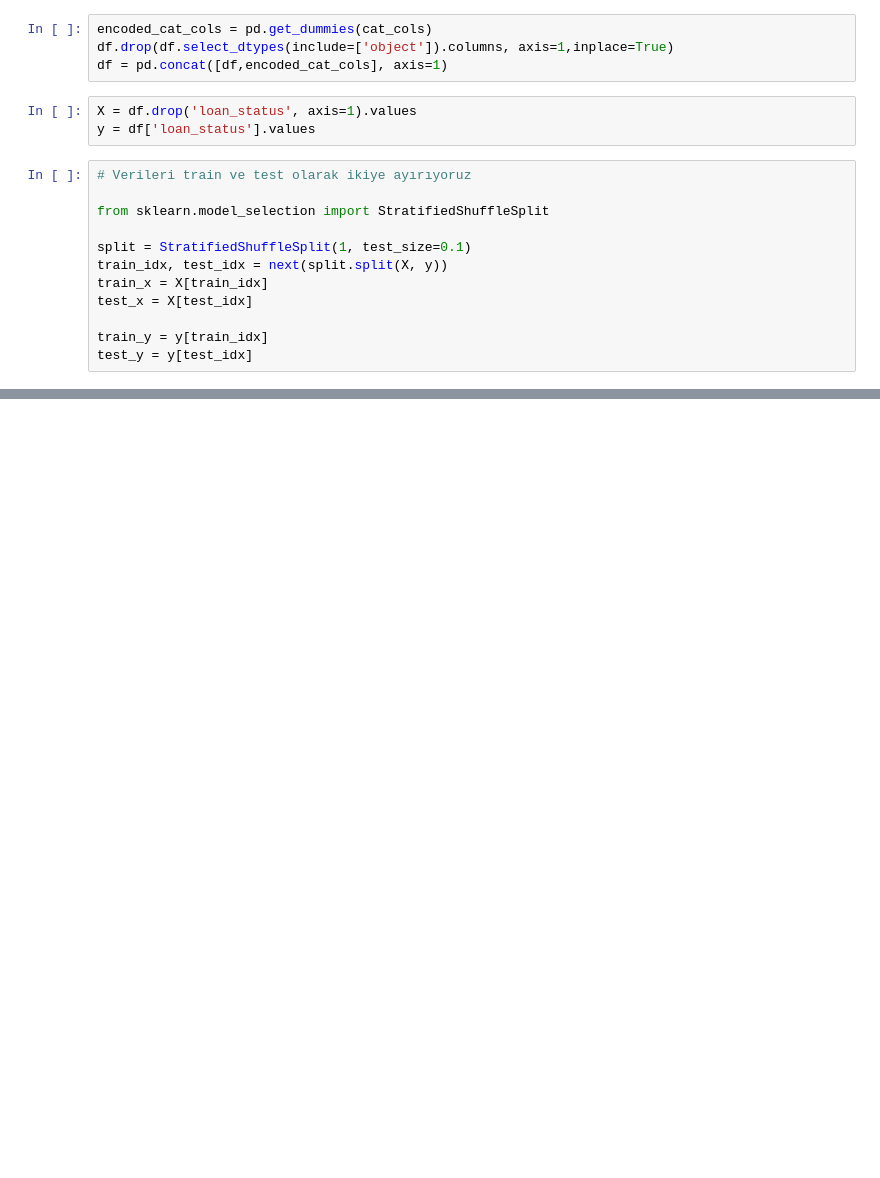
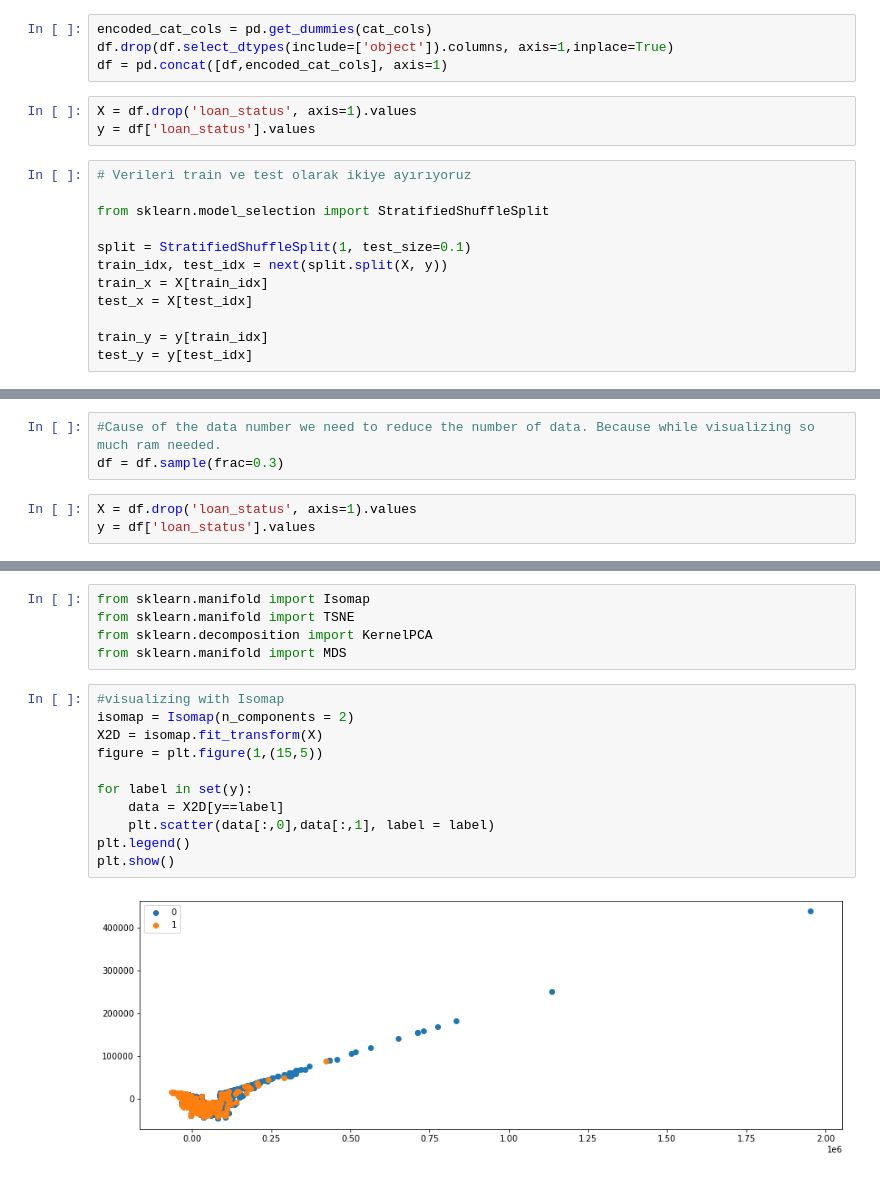
Before and after one commit to Menesbas/data_science_bootcamp, a Jupyter notebook: week4/Week04_Odev.ipynb, the cells around one changed output, grey strips where cells are left out. Drawn from its saved outputs; the diff is of its cells as text; blank space fills up the shorter version.

```diff
--- a/week4/Week04_Odev.ipynb
+++ b/week4/Week04_Odev.ipynb
@@ -92,0 +275,6 @@ test_y = y[test_idx]
+# %%
+#Cause of the data number we need to reduce the number of data. Because while visualizing so much ram needed.
+df = df.sample(frac=0.3)
+# %%
+X = df.drop('loan_status', axis=1).values
+y = df['loan_status'].values
@@ -92,0 +290,18 @@ test_y = y[test_idx]
+# %%
+from sklearn.manifold import Isomap
+from sklearn.manifold import TSNE
+from sklearn.decomposition import KernelPCA
+from sklearn.manifold import MDS
+# %%
+#visualizing with Isomap
+isomap = Isomap(n_components = 2)
+X2D = isomap.fit_transform(X)
+figure = plt.figure(1,(15,5))
+
+for label in set(y):
+    data = X2D[y==label]
+    plt.scatter(data[:,0],data[:,1], label = label)
+plt.legend()
+plt.show()
+# %% [output]
+[figure, added]
```
Also changed, not shown: parts of 38 cells of this notebook.
